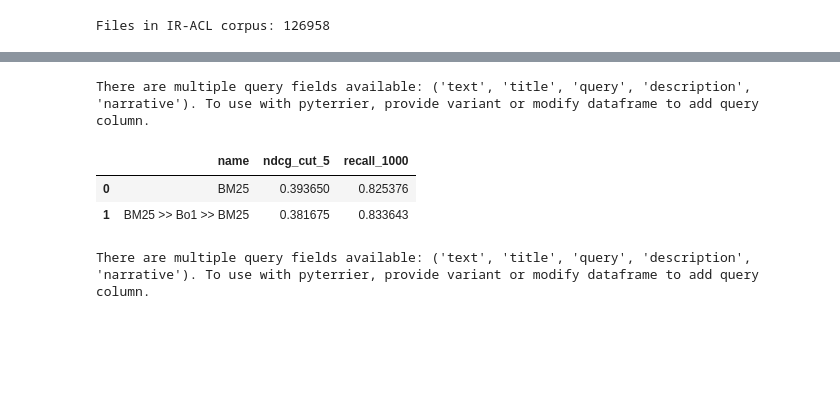
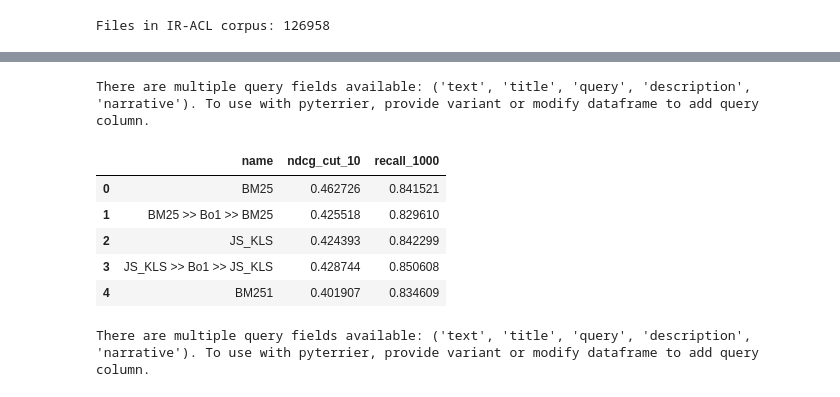
Before and after one commit to tira-io/ir-lab-sose-2024-ir-sose-24-12, a Jupyter notebook: baseline-retrieval-system/retrieval-system.ipynb, the cells around one changed output, grey strips where cells are left out. Drawn from its saved outputs; the diff is of its cells as text; code cells hidden in the pictures; blank space fills up the shorter version.

Commit message:
gridsearch + llm expansion

```diff
--- a/baseline-retrieval-system/retrieval-system.ipynb
+++ b/baseline-retrieval-system/retrieval-system.ipynb
@@ -35,0 +37,6 @@ bm25 = pt.BatchRetrieve(index, wmodel="BM25")
+# %%
+bm25 = pt.BatchRetrieve(index, wmodel="BM25", controls={"bm25.b" : 0.1, "bm25.k_1": 2.5})
+
+js_kls = pt.BatchRetrieve(index, wmodel="Js_KLs")
+
+pt.Experiment([bm25, js_kls], pt_dataset.get_topics(), pt_dataset.get_qrels(), eval_metrics=['ndcg_cut_10', 'recall_1000'], names=['BM25', 'Js_KLs'])
@@ -36,16 +48,23 @@ bm25 = pt.BatchRetrieve(index, wmodel="BM25")
 # %%
 if not pt.started():
     pt.init(boot_packages=["com.github.terrierteam:terrier-prf:-SNAPSHOT"])
 
 bo1_pipe = bm25 >> pt.rewrite.Bo1QueryExpansion(index) >> bm25
-pipelineDisplay = bm25 >> bo1_pipe
-pipelineDisplay.search("retrieval")
-pt.Experiment([bm25, bo1_pipe], pt_dataset.get_topics(), pt_dataset.get_qrels(), eval_metrics=['ndcg_cut_5', 'recall_1000'], names=['BM25', 'BM25 >> Bo1 >> BM25'])
+
+bo1_pipe1 = js_kls >> pt.rewrite.Bo1QueryExpansion(index) >> js_kls
+
+bm251 = pt.BatchRetrieve(index, wmodel="BM25", controls={"bm25.b" : 0.7, "bm25.k_1": 1.1, "qe":"on", "qemodel" : "Bo1"})
+
+
+pt.Experiment([bm25, bo1_pipe, js_kls, bo1_pipe1, bm251], pt_dataset.get_topics(), pt_dataset.get_qrels(), eval_metrics=['ndcg_cut_10', 'recall_1000'], names=['BM25', 'BM25 >> Bo1 >> BM25','JS_KLS', 'JS_KLS >> Bo1 >> JS_KLS', 'BM251'])
 # %% [output]
 There are multiple query fields available: ('text', 'title', 'query', 'description', 'narrative'). To use with pyterrier, provide variant or modify dataframe to add query column.
-|  | name | ndcg_cut_5 | recall_1000 |
-| 0 | BM25 | 0.393650 | 0.825376 |
-| 1 | BM25 >> Bo1 >> BM25 | 0.381675 | 0.833643 |
+|  | name | ndcg_cut_10 | recall_1000 |
+| 0 | BM25 | 0.462726 | 0.841521 |
+| 1 | BM25 >> Bo1 >> BM25 | 0.425518 | 0.829610 |
+| 2 | JS_KLS | 0.424393 | 0.842299 |
+| 3 | JS_KLS >> Bo1 >> JS_KLS | 0.428744 | 0.850608 |
+| 4 | BM251 | 0.401907 | 0.834609 |
 # %%
 kl_pipe = bm25 >> pt.rewrite.KLQueryExpansion(index) >> bm25
 
```
Also changed, not shown: parts of 18 cells of this notebook, 50 other files.
